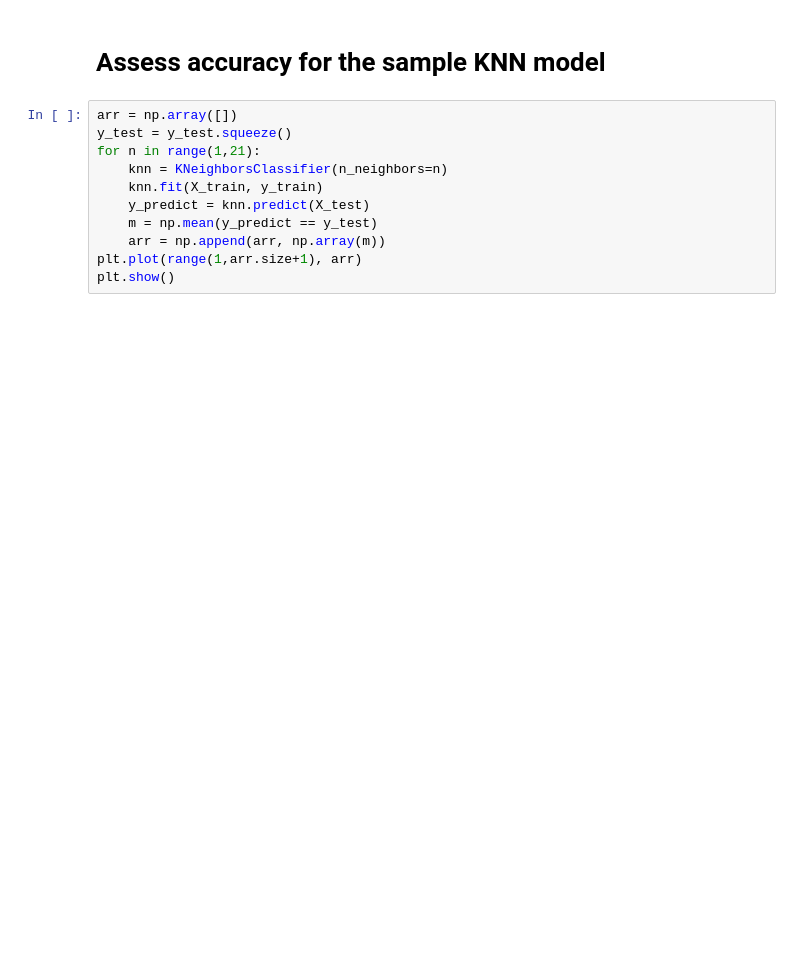
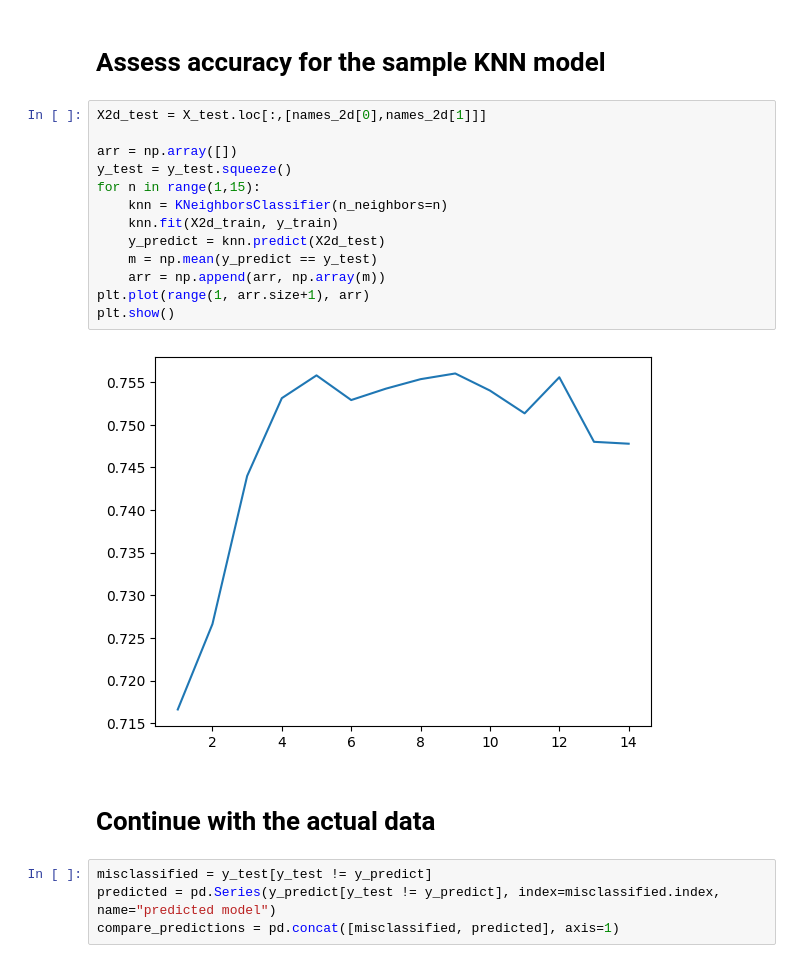
Before and after one commit to ddoggdiggitty/INFS-768-project, a Jupyter notebook: Group Project/Programming/makeKNN.ipynb, the cells around one changed output. Cells and saved outputs as stored; diff of their text form; blank space fills up the shorter version.

```diff
--- a/Group Project/Programming/makeKNN.ipynb
+++ b/Group Project/Programming/makeKNN.ipynb
@@ -111,14 +122,24 @@ plt.show()
 # %% [markdown]
 # Assess accuracy for the sample KNN model
 # %%
+X2d_test = X_test.loc[:,[names_2d[0],names_2d[1]]]
+
 arr = np.array([])
 y_test = y_test.squeeze()
-for n in range(1,21):
+for n in range(1,15):
     knn = KNeighborsClassifier(n_neighbors=n)
-    knn.fit(X_train, y_train)
-    y_predict = knn.predict(X_test)
+    knn.fit(X2d_train, y_train)
+    y_predict = knn.predict(X2d_test)
     m = np.mean(y_predict == y_test)
     arr = np.append(arr, np.array(m))
-plt.plot(range(1,arr.size+1), arr)
+plt.plot(range(1, arr.size+1), arr)
 plt.show()
+# %% [output]
+[figure, added]
+# %% [markdown]
+# Continue with the actual data
+# %%
+misclassified = y_test[y_test != y_predict]
+predicted = pd.Series(y_predict[y_test != y_predict], index=misclassified.index, name="predicted model")
+compare_predictions = pd.concat([misclassified, predicted], axis=1)
 # %%
```
Also changed, not shown: parts of 8 cells of this notebook, 2 other files.
